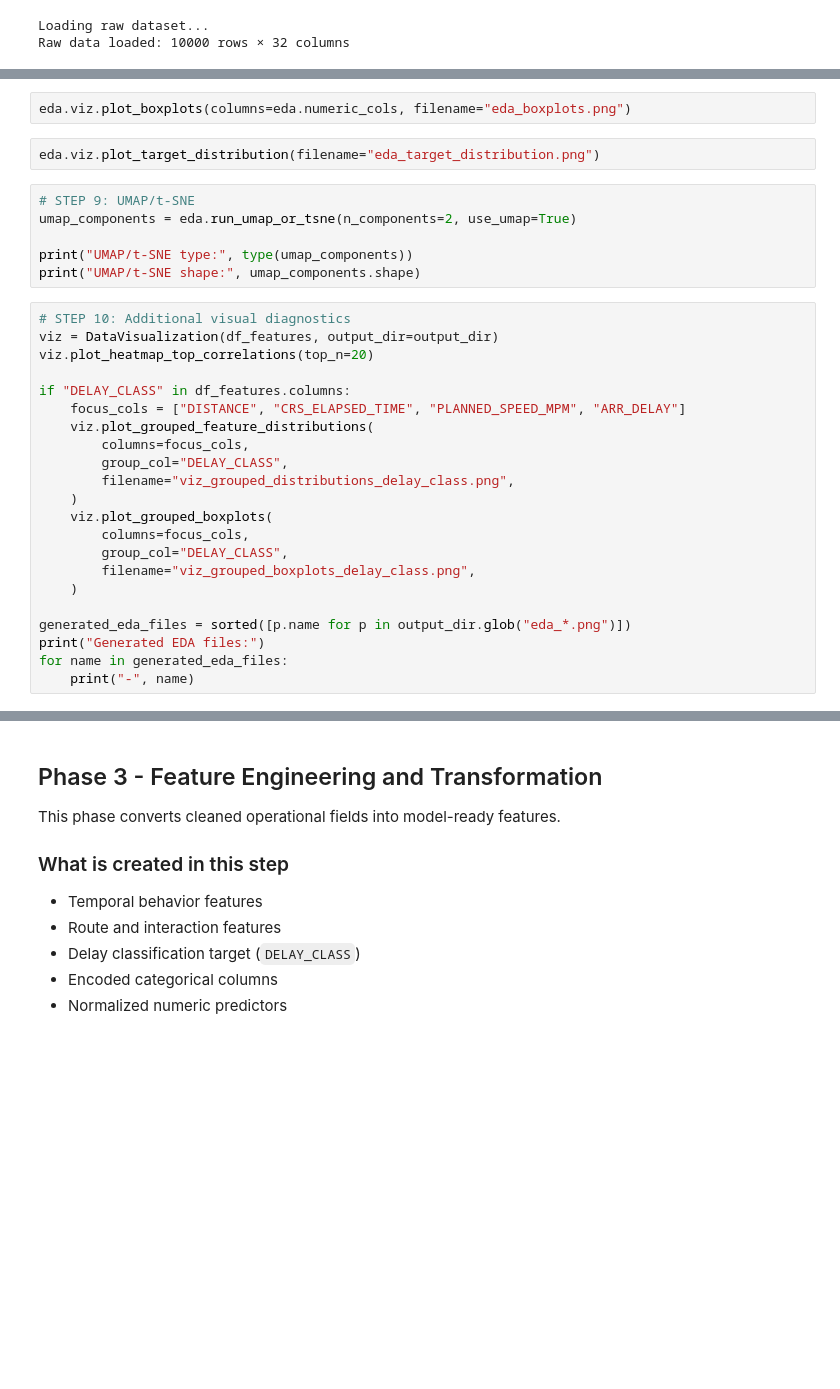
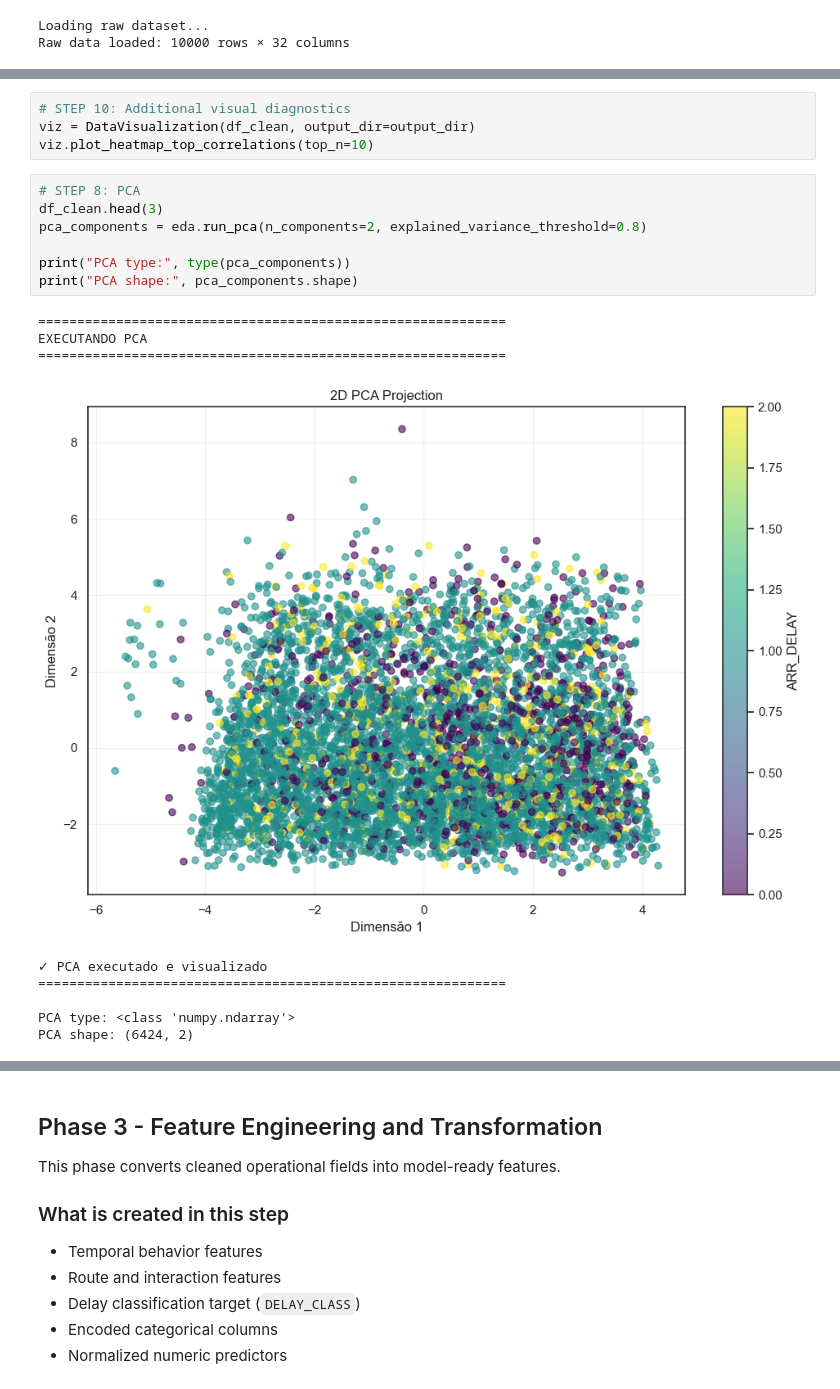
Before and after one commit to itsDavid08/DataScience_IA, a Jupyter notebook: Project_Code/JupyterNotebook/Data_Exploration.ipynb, the cells around one changed output, grey strips where cells are left out. Cells and saved outputs as stored; diff of their text form; blank space fills up the shorter version.

```diff
--- a/Project_Code/JupyterNotebook/Data_Exploration.ipynb
+++ b/Project_Code/JupyterNotebook/Data_Exploration.ipynb
@@ -245,32 +250,21 @@ eda.viz.plot_correlation_matrix(filename="eda_correlation_matrix.png")
-# %%
-eda.viz.plot_boxplots(columns=eda.numeric_cols, filename="eda_boxplots.png")
-# %%
-eda.viz.plot_target_distribution(filename="eda_target_distribution.png")
-# %%
-# STEP 9: UMAP/t-SNE
-umap_components = eda.run_umap_or_tsne(n_components=2, use_umap=True)
-
-print("UMAP/t-SNE type:", type(umap_components))
-print("UMAP/t-SNE shape:", umap_components.shape)
-# %%
-# STEP 10: Additional visual diagnostics
-viz = DataVisualization(df_features, output_dir=output_dir)
-viz.plot_heatmap_top_correlations(top_n=20)
-
-if "DELAY_CLASS" in df_features.columns:
-    focus_cols = ["DISTANCE", "CRS_ELAPSED_TIME", "PLANNED_SPEED_MPM", "ARR_DELAY"]
-    viz.plot_grouped_feature_distributions(
-        columns=focus_cols,
-        group_col="DELAY_CLASS",
-        filename="viz_grouped_distributions_delay_class.png",
-    )
-    viz.plot_grouped_boxplots(
-        columns=focus_cols,
-        group_col="DELAY_CLASS",
-        filename="viz_grouped_boxplots_delay_class.png",
-    )
-
-generated_eda_files = sorted([p.name for p in output_dir.glob("eda_*.png")])
-print("Generated EDA files:")
-for name in generated_eda_files:
-    print("-", name)
+# %%
+# STEP 10: Additional visual diagnostics
+viz = DataVisualization(df_clean, output_dir=output_dir)
+viz.plot_heatmap_top_correlations(top_n=10)
+# %%
+# STEP 8: PCA
+df_clean.head(3)
+pca_components = eda.run_pca(n_components=2, explained_variance_threshold=0.8)
+
+print("PCA type:", type(pca_components))
+print("PCA shape:", pca_components.shape)
+# %% [output]
+============================================================
+EXECUTANDO PCA
+============================================================
+[figure, added]
+✓ PCA executado e visualizado
+============================================================
+
+PCA type: <class 'numpy.ndarray'>
+PCA shape: (6424, 2)
```
Also changed, not shown: parts of 22 cells of this notebook, 4 other files.
